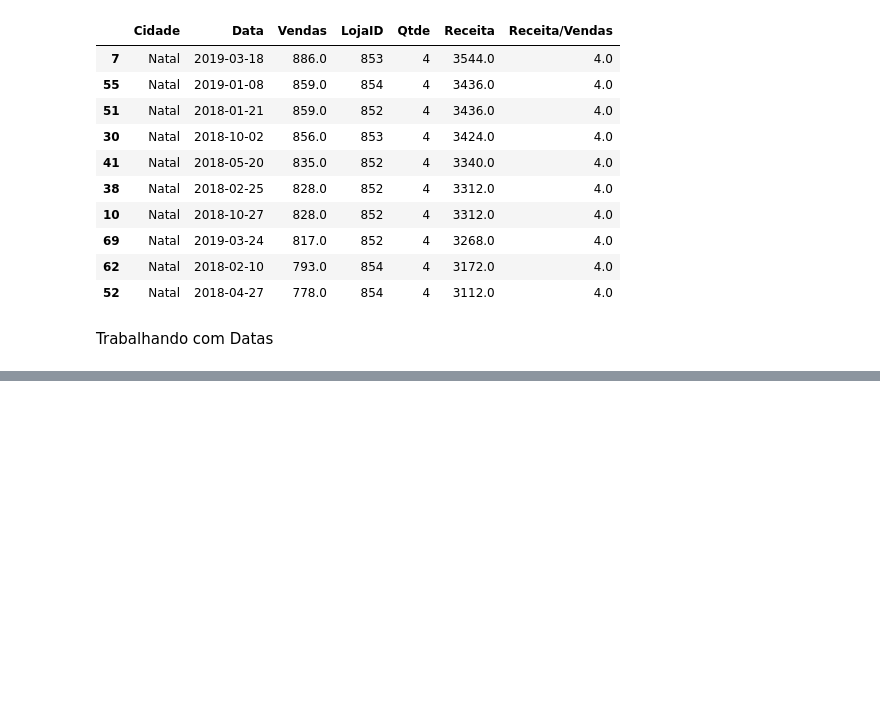
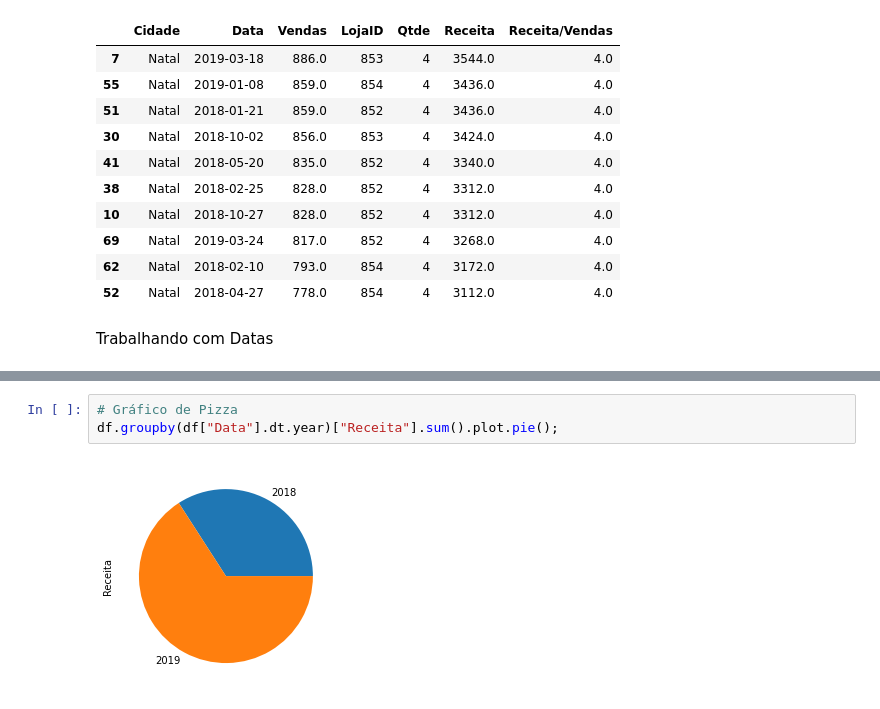
Before and after one commit to s4u10/PythonCode, a Jupyter notebook: PyPandas_05.ipynb, the cells around one changed output, grey strips where cells are left out. Saved outputs shown, nothing was run; the diff lists cells and outputs as text; blank space fills up the shorter version.

```diff
--- a/PyPandas_05.ipynb
+++ b/PyPandas_05.ipynb
@@ -203,0 +375,5 @@ Trabalhando com Datas
+# %%
+# Gráfico de Pizza
+df.groupby(df["Data"].dt.year)["Receita"].sum().plot.pie();
+# %% [output]
+[figure, added]
```
Also changed, not shown: parts of 36 cells of this notebook.
